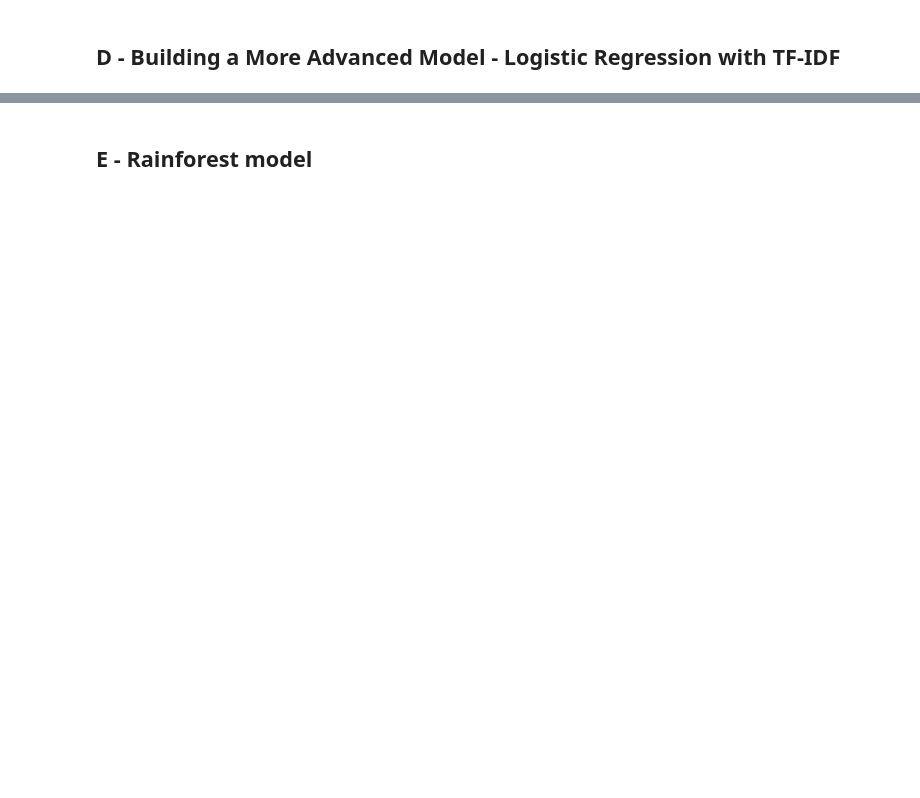
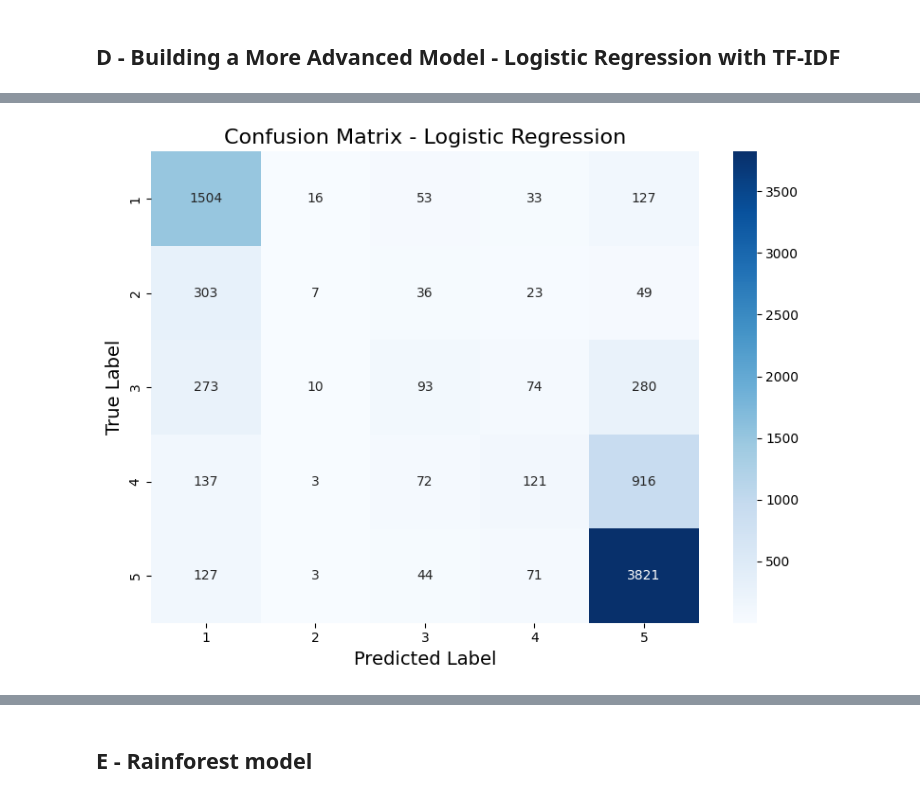
Before and after one commit to Jaddevvv/Head-of-Data-101-course, a Jupyter notebook: notebooks/albert-datascience.ipynb, the cells around one changed output, grey strips where cells are left out. Cells and saved outputs as stored; diff of their text form; code cells hidden in the pictures; blank space fills up the shorter version.

```diff
--- a/notebooks/albert-datascience.ipynb
+++ b/notebooks/albert-datascience.ipynb
@@ -359,7 +478,8 @@ print("Classification Report:\n")
 # Use TF-IDF Vectorizer for better feature extraction
 tfidf_vectorizer = TfidfVectorizer(max_features=5000)
 
-'your code'
+X_train_tfidf = tfidf_vectorizer.fit_transform(X_train)
+X_test_tfidf = tfidf_vectorizer.transform(X_test)
 # %%
 # Train a Logistic Regression classifier
 lr_classifier = LogisticRegression(max_iter=1000, random_state=42)
@@ -380,17 +517,18 @@ lr_classifier = LogisticRegression(max_iter=1000, random_state=42)
 # %%
 # Create and display confusion matrix
-
-'your code'
+cm_lr = confusion_matrix(y_test, y_pred)
 
 plt.figure(figsize=(8, 6))
 sns.heatmap(cm_lr, annot=True, fmt='d', cmap='Blues',
             xticklabels=lr_classifier.classes_,
             yticklabels=lr_classifier.classes_)
 plt.title('Confusion Matrix - Logistic Regression', fontsize=16)
 plt.xlabel('Predicted Label', fontsize=14)
 plt.ylabel('True Label', fontsize=14)
 plt.tight_layout()
 plt.show();
+# %% [output]
+[figure, added]
 # %%
 # Get feature importance from Logistic Regression model
 feature_importance = pd.DataFrame({
```
Also changed, not shown: parts of 31 cells of this notebook, 3 other files.
